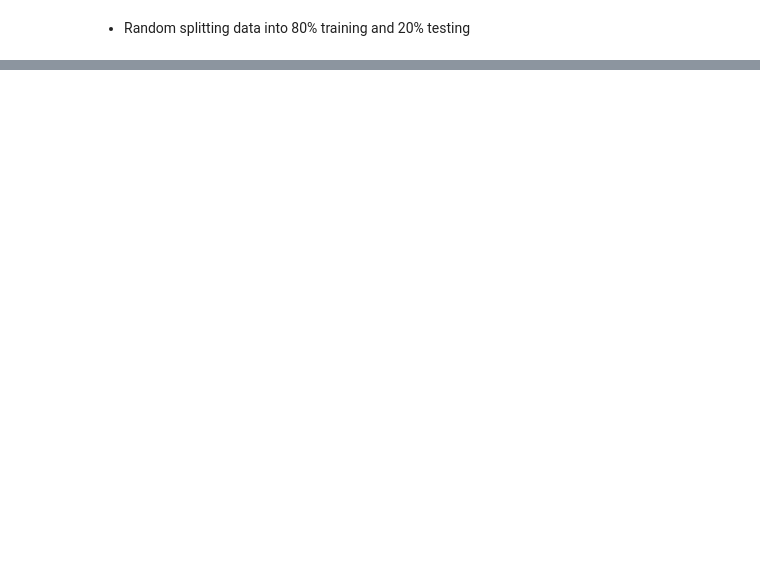
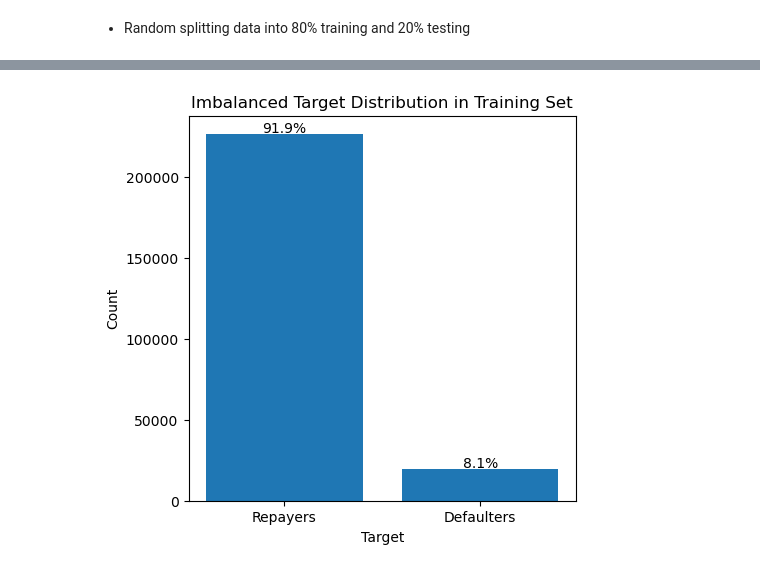
Before and after one commit to youssefg7/Loan-Defaulter, a Jupyter notebook: Loan Defaulter.ipynb, the cells around one changed output, grey strips where cells are left out. Saved outputs shown, nothing was run; the diff lists cells and outputs as text; code cells hidden in the pictures; blank space fills up the shorter version.

```diff
--- a/Loan Defaulter.ipynb
+++ b/Loan Defaulter.ipynb
@@ -758,0 +733,16 @@ X_train, X_test, y_train, y_test = train_test_split(df_app_scaled.drop("TARGET",
+# %%
+# Vizualize target distribution in training set with percentage on each bar
+plt.figure(figsize=(5,5))
+counts = y_train.value_counts()
+total = len(X_train)
+plt.bar([0, 1], [counts[0], counts[1]])
+# write percentages
+for i, count in enumerate(counts):
+    plt.text(i, count + 1000, f"{round((count / total * 100),1)}%", ha="center")
+plt.title("Imbalanced Target Distribution in Training Set")
+plt.xticks([0, 1], ["Repayers", "Defaulters"])
+plt.xlabel("Target")
+plt.ylabel("Count")
+plt.show()
+# %% [output]
+[figure, added]
```
Also changed, not shown: parts of 61 cells of this notebook.
